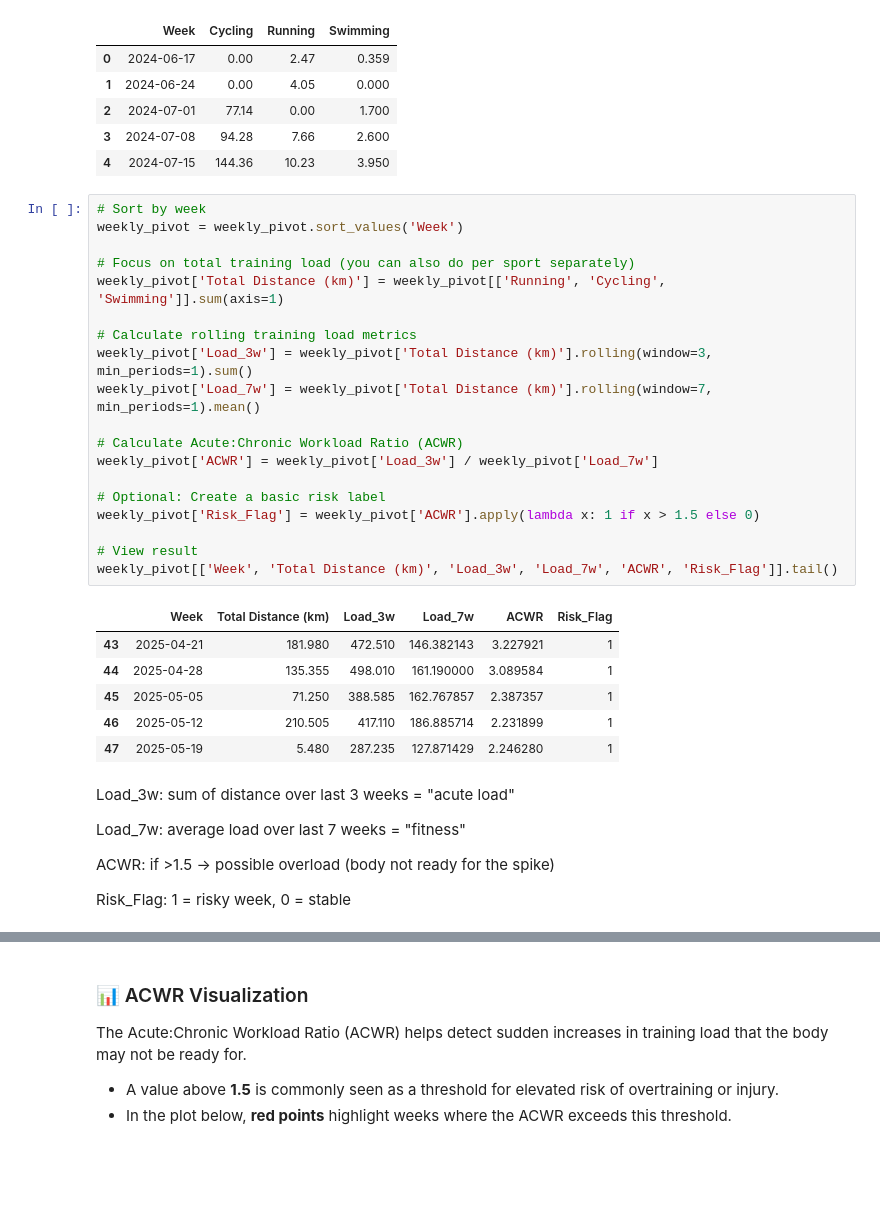
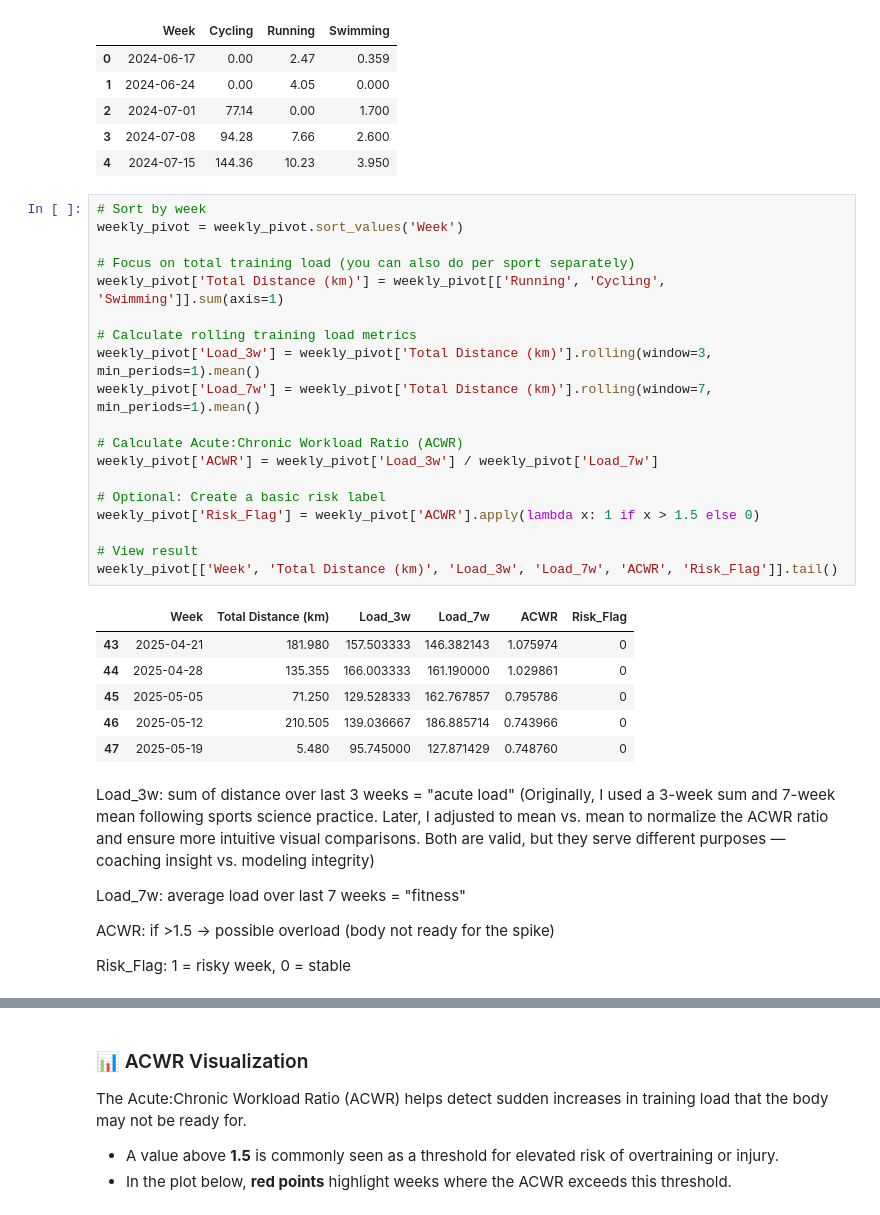
Before and after one commit to NSBozkurtG/triathlon-data-science-fitness-fatigue-model, a Jupyter notebook: notebooks/My Training Analysis.ipynb, the cells around one changed output, grey strips where cells are left out. Drawn from its saved outputs; the diff is of its cells as text; blank space fills up the shorter version.

```diff
--- a/notebooks/My Training Analysis.ipynb
+++ b/notebooks/My Training Analysis.ipynb
@@ -229,31 +223,32 @@ weekly_pivot.head()
 # %%
 # Sort by week
 weekly_pivot = weekly_pivot.sort_values('Week')
 
 # Focus on total training load (you can also do per sport separately)
 weekly_pivot['Total Distance (km)'] = weekly_pivot[['Running', 'Cycling', 'Swimming']].sum(axis=1)
 
 # Calculate rolling training load metrics
-weekly_pivot['Load_3w'] = weekly_pivot['Total Distance (km)'].rolling(window=3, min_periods=1).sum()
+weekly_pivot['Load_3w'] = weekly_pivot['Total Distance (km)'].rolling(window=3, min_periods=1).mean()
 weekly_pivot['Load_7w'] = weekly_pivot['Total Distance (km)'].rolling(window=7, min_periods=1).mean()
 
 # Calculate Acute:Chronic Workload Ratio (ACWR)
 weekly_pivot['ACWR'] = weekly_pivot['Load_3w'] / weekly_pivot['Load_7w']
 
 # Optional: Create a basic risk label
 weekly_pivot['Risk_Flag'] = weekly_pivot['ACWR'].apply(lambda x: 1 if x > 1.5 else 0)
 
 # View result
 weekly_pivot[['Week', 'Total Distance (km)', 'Load_3w', 'Load_7w', 'ACWR', 'Risk_Flag']].tail()
 # %% [output]
 |  | Week | Total Distance (km) | Load_3w | Load_7w | ACWR | Risk_Flag |
-| 43 | 2025-04-21 | 181.980 | 472.510 | 146.382143 | 3.227921 | 1 |
-| 44 | 2025-04-28 | 135.355 | 498.010 | 161.190000 | 3.089584 | 1 |
-| 45 | 2025-05-05 | 71.250 | 388.585 | 162.767857 | 2.387357 | 1 |
-| 46 | 2025-05-12 | 210.505 | 417.110 | 186.885714 | 2.231899 | 1 |
-| 47 | 2025-05-19 | 5.480 | 287.235 | 127.871429 | 2.246280 | 1 |
+| 43 | 2025-04-21 | 181.980 | 157.503333 | 146.382143 | 1.075974 | 0 |
+| 44 | 2025-04-28 | 135.355 | 166.003333 | 161.190000 | 1.029861 | 0 |
+| 45 | 2025-05-05 | 71.250 | 129.528333 | 162.767857 | 0.795786 | 0 |
+| 46 | 2025-05-12 | 210.505 | 139.036667 | 186.885714 | 0.743966 | 0 |
+| 47 | 2025-05-19 | 5.480 | 95.745000 | 127.871429 | 0.748760 | 0 |
 # %% [markdown]
 Load_3w: sum of distance over last 3 weeks = "acute load"
+(Originally, I used a 3-week sum and 7-week mean following sports science practice. Later, I adjusted to mean vs. mean to normalize the ACWR ratio and ensure more intuitive visual comparisons. Both are valid, but they serve different purposes — coaching insight vs. modeling integrity)
 
 Load_7w: average load over last 7 weeks = "fitness"
 
```
Also changed, not shown: parts of 7 cells of this notebook.
